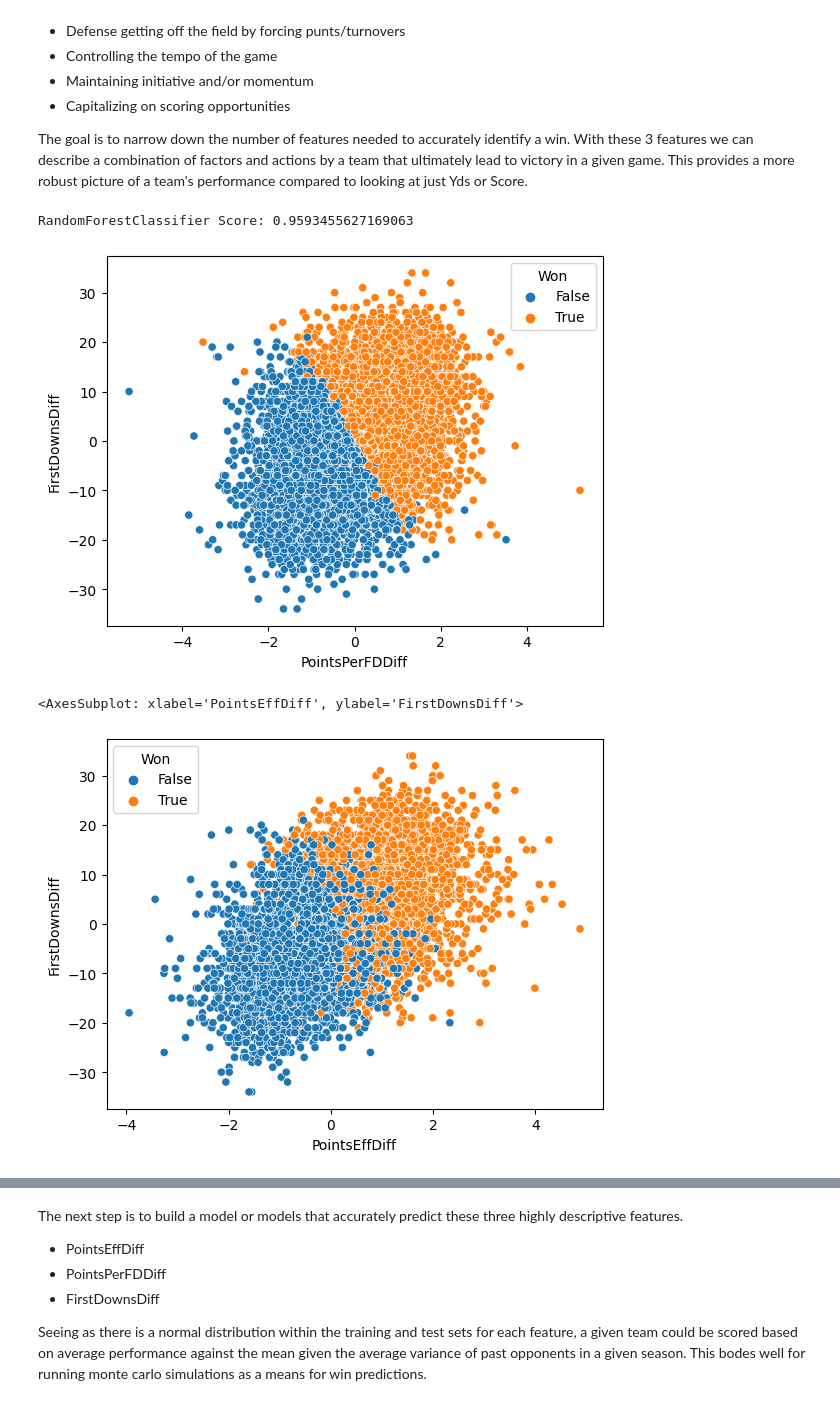
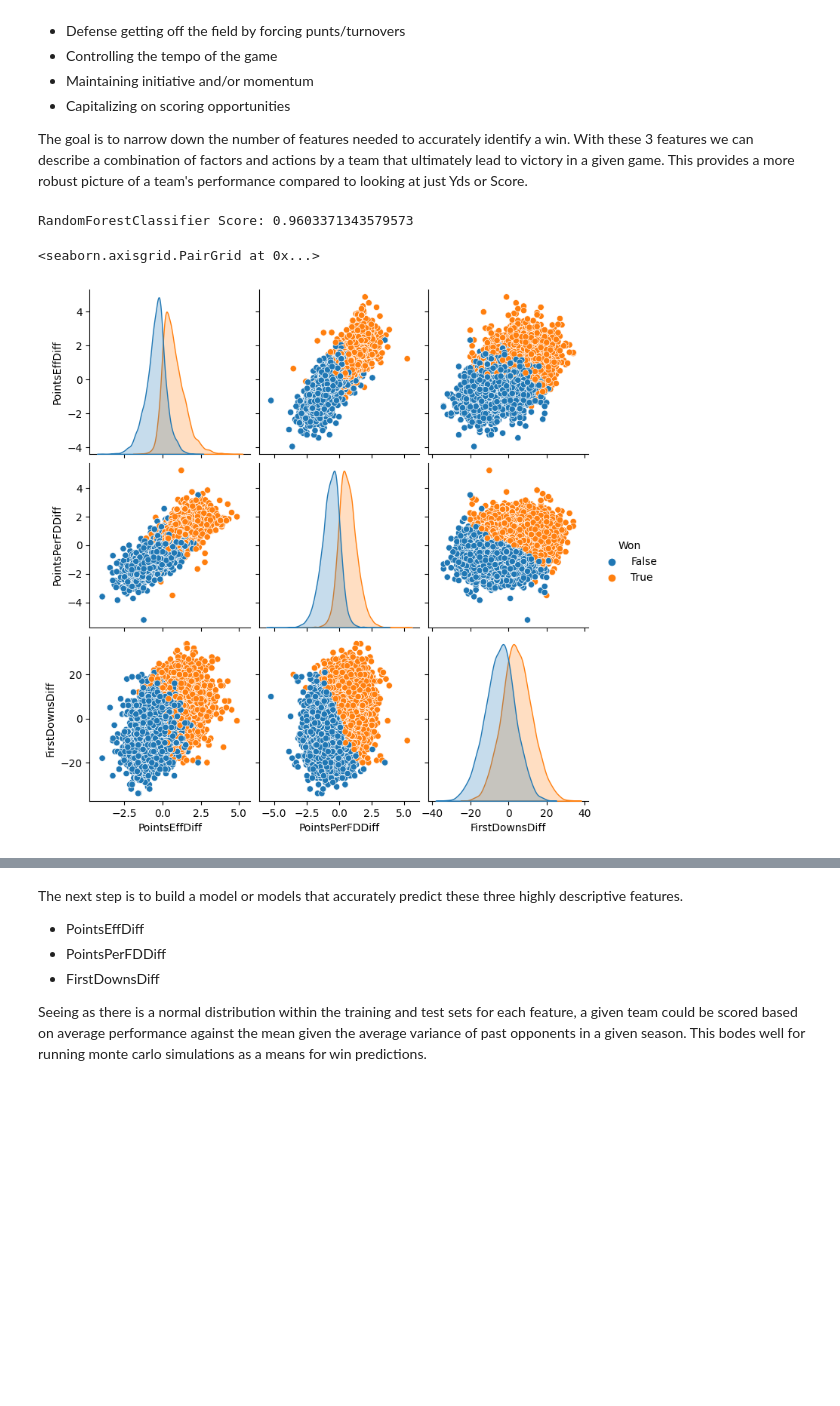
Before and after one commit to osteensco/College-Football-Analysis, a Jupyter notebook: CFA1.ipynb, the cells around one changed output, grey strips where cells are left out. Saved outputs shown, nothing was run; the diff lists cells and outputs as text; code cells hidden in the pictures; blank space fills up the shorter version.

Commit message:
added pairplot

```diff
--- a/CFA1.ipynb
+++ b/CFA1.ipynb
@@ -334,12 +334,9 @@ The goal is to narrow down the number of features needed to accurately identify
 # %%
 winClassifier = chooseModel([RandomForestClassifier()], ['PointsPerFDDiff', 'FirstDownsDiff'])
 
-sn.scatterplot(data=stats_df, x='PointsPerFDDiff', y='FirstDownsDiff', hue='Won')
-plt.show()
-sn.scatterplot(data=stats_df, x='PointsEffDiff', y='FirstDownsDiff', hue='Won')
+sn.pairplot(data=stats_df, hue='Won', vars=['PointsEffDiff', 'PointsPerFDDiff', 'FirstDownsDiff'])
 # %% [output]
-RandomForestClassifier Score: 0.9593455627169063
+RandomForestClassifier Score: 0.9603371343579573
+<seaborn.axisgrid.PairGrid at 0x...>
-[figure, old version]
+[figure, new version]
-<AxesSubplot: xlabel='PointsEffDiff', ylabel='FirstDownsDiff'>
-[figure, removed]
 # %% [markdown]
```
Also changed, not shown: parts of 2 cells of this notebook.
